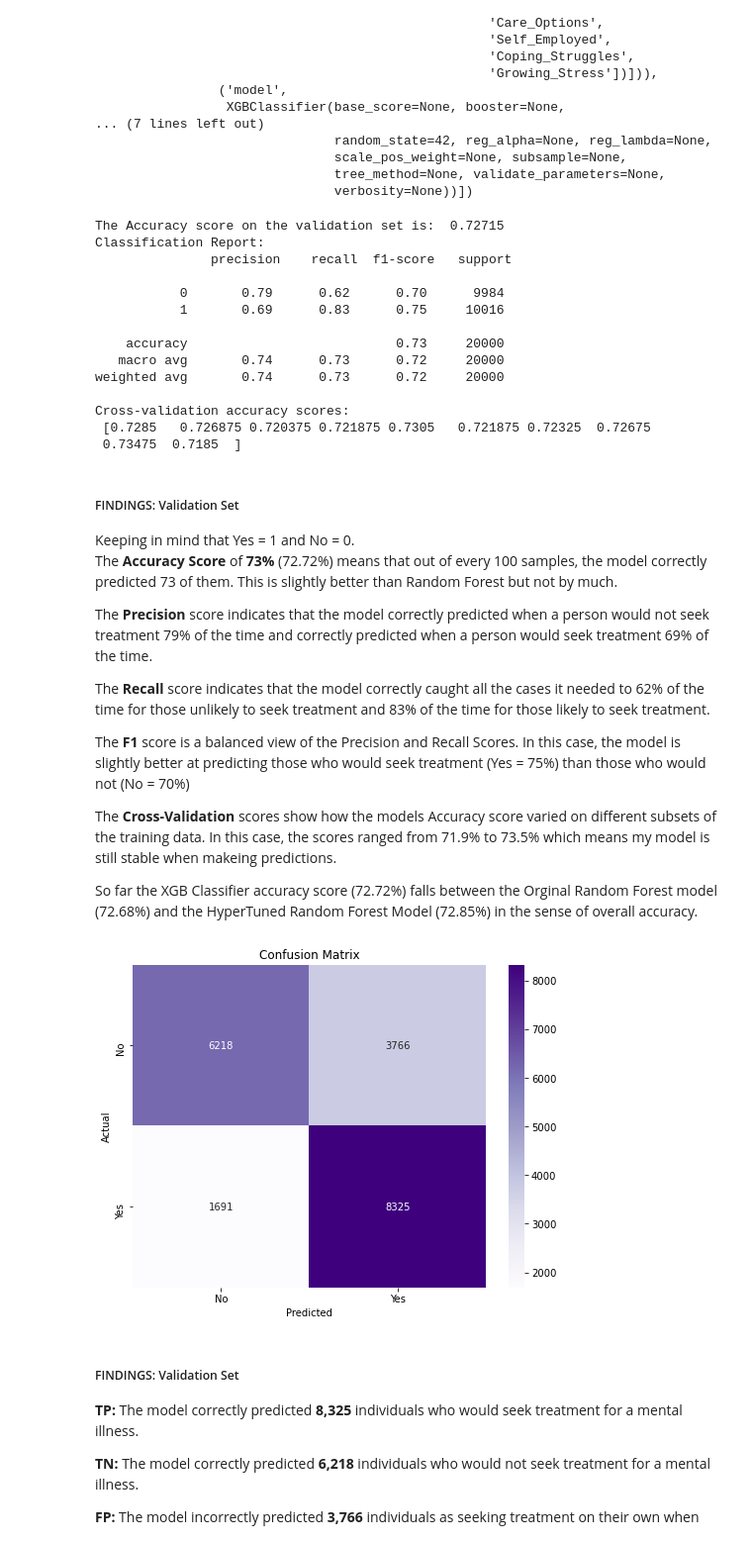
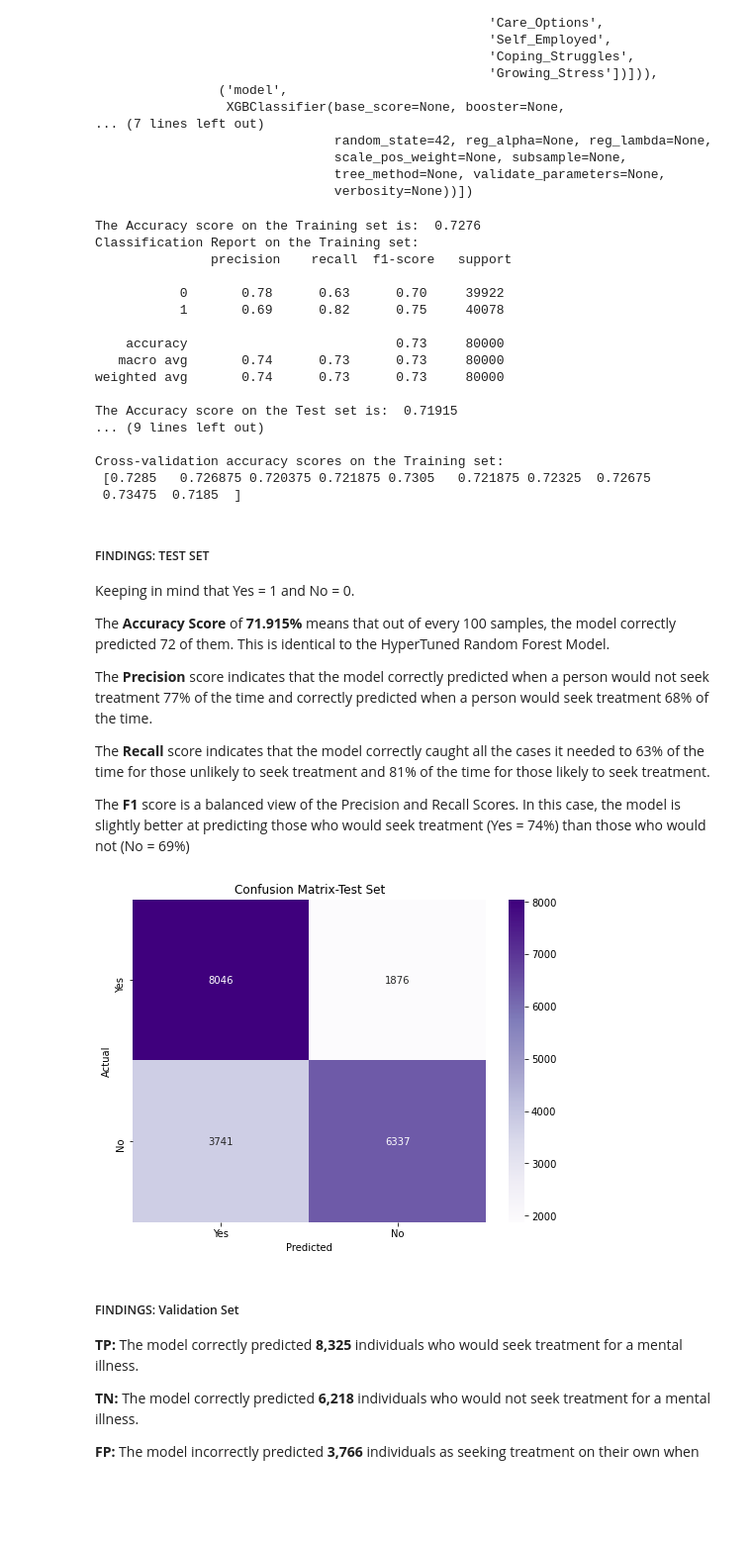
Before and after one commit to Lotus-baumgarner/Will-They-Seek-Treatment, a Jupyter notebook: Models-Conclusions.ipynb, the cells around one changed output. Shown at 99% size. Saved outputs shown, nothing was run; the diff lists cells and outputs as text; code cells hidden in the pictures; blank space fills up the shorter version.

```diff
--- a/Models-Conclusions.ipynb
+++ b/Models-Conclusions.ipynb
@@ -43,7 +43,7 @@ warnings.simplefilter(action='ignore', category=FutureWarning)
 import os
 import pickle
 # %%
-df = pd.read_csv("C:\\Users\\lotus\\Documents\\Flatiron\\Projects\\Phase5-CapstoneProject\\Data\\Treatment2_data.csv")
+df = pd.read_csv("data/Treatment2_data.csv")
 
 df.head()
 # %% [output]
@@ -495,10 +461,10 @@ RF_param_grid = {
 }
 
 # Set up GridSearchCV
-grid_search_RF = GridSearchCV(RF_pipeline, RF_param_grid, cv=5, scoring='accuracy')
+grid_search_RF = GridSearchCV(RF_pipeline, RF_param_grid, cv=10, scoring='accuracy')
 
-# Fit GridSearchCV to the train_val set to find the best parameters
-grid_search_RF.fit(X_train_val, y_train_val)
+# Fit GridSearchCV to the training set to find the best parameters
+grid_search_RF.fit(X_train, y_train)
 
 # Best hyperparameters and the corresponding best model
 best_RF_params = grid_search_RF.best_params_
@@ -613,6 +576,7 @@ __FN:__ Original Validation Set: __1,730__ ------ Hyper Validation Set: __1,780_
 # %%
 # Defined XGBClassifier as my 3rd model
-XGBClass = XGBClassifier(eval_metric='logloss', random_state=42)
+XGBClass = XGBClassifier(eval_metric='logloss',
+                         random_state=42)
 
 # Added XGBClass to empty model slot on pipeline
 XGBClass_pipeline = pipeline.set_params(model=XGBClass)
@@ -640,65 +604,70 @@ Pipeline(steps=[('preprocessor',
 # Trained the model
 XGBClass_pipeline.fit(X_train, y_train)
 
-# Predictions & Evaluation
-y_pred3 = XGBClass_pipeline.predict(X_val)
-accuracy3 = accuracy_score(y_val, y_pred3)
-classification_report3 = classification_report(y_val, y_pred3)
+# Predictions & Evaluation on the Training set
+y_pred_train3 = XGBClass_pipeline.predict(X_train)
+accuracy_train3 = accuracy_score(y_train, y_pred_train3)
+classification_report_train3 = classification_report(y_train, y_pred_train3)
 
-# Cross-validated
-cv_scores3 = cross_val_score(XGBClass_pipeline, X_train_val, y_train_val, cv=10, scoring='accuracy')
+# Predictions & Evaluation on the Test set
+y_pred_test3 = XGBClass_pipeline.predict(X_test)
+accuracy_test3 = accuracy_score(y_test, y_pred_test3)
+classification_report_test3 = classification_report(y_test, y_pred_test3)
 
-print("\033[1mThe Accuracy score on the validation set is:\033[0m ", accuracy3)
-print("\033[1mClassification Report:\033[0m\n", classification_report3)
-print("\033[1mCross-validation accuracy scores:\033[0m\n", cv_scores3)
+
+print("\033[1mThe Accuracy score on the Training set is:\033[0m ", accuracy_train3)
+print("\033[1mClassification Report on the Training set:\033[0m\n", classification_report_train3)
+
+print("\033[1mThe Accuracy score on the Test set is:\033[0m ", accuracy_test3)
+print("\033[1mClassification Report on the Test set:\033[0m\n", classification_report_test3)
 # %% [output]
-The Accuracy score on the validation set is:  0.72715
-Classification Report:
+The Accuracy score on the Training set is:  0.7276
+Classification Report on the Training set:
                precision    recall  f1-score   support
 
-           0       0.79      0.62      0.70      9984
-           1       0.69      0.83      0.75     10016
+           0       0.78      0.63      0.70     39922
+           1       0.69      0.82      0.75     40078
 
-    accuracy                           0.73     20000
-   macro avg       0.74      0.73      0.72     20000
-weighted avg       0.74      0.73      0.72     20000
+    accuracy                           0.73     80000
+   macro avg       0.74      0.73      0.73     80000
+weighted avg       0.74      0.73      0.73     80000
 
-Cross-validation accuracy scores:
+The Accuracy score on the Test set is:  0.71915
+... (9 lines left out)
+
+Cross-validation accuracy scores on the Training set:
  [0.7285   0.726875 0.720375 0.721875 0.7305   0.721875 0.72325  0.72675
  0.73475  0.7185  ]
 # %% [markdown]
-##### FINDINGS:  Validation Set
+##### FINDINGS: TEST SET
 Keeping in mind that Yes = 1 and No = 0.
-The __Accuracy Score__ of __73%__ (72.72%) means that out of every 100 samples, the model correctly predicted 73 of them. This is slightly better than Random Forest but not by much.
 
-The __Precision__ score indicates that the model correctly predicted when a person would not seek treatment 79% of the time and correctly predicted when a person would seek treatment 69% of the time.
+The __Accuracy Score__ of __71.915%__ means that out of every 100 samples, the model correctly predicted 72 of them. This is identical to the HyperTuned Random Forest Model.
 
-The __Recall__ score indicates that the model correctly caught all the cases it needed to 62% of the time for those unlikely to seek treatment and 83% of the time for those likely to seek treatment.
+The __Precision__ score indicates that the model correctly predicted when a person would not seek treatment 77% of the time and correctly predicted when a person would seek treatment 68% of the time.
 
-The __F1__ score is a balanced view of the Precision and Recall Scores. In this case, the model is slightly better at predicting those who would seek treatment (Yes = 75%) than those who would not (No = 70%)
+The __Recall__ score indicates that the model correctly caught all the cases it needed to 63% of the time for those unlikely to seek treatment and 81% of the time for those likely to seek treatment.
 
-The __Cross-Validation__ scores show how the models Accuracy score varied on different subsets of the training data. In this case, the scores ranged from 71.9% to 73.5% which means my model is still stable when makeing predictions.
-
-So far the XGB Classifier accuracy score (72.72%) falls between the Orginal Random Forest model (72.68%) and the HyperTuned Random Forest Model (72.85%) in the sense of overall accuracy.
+The __F1__ score is a balanced view of the Precision and Recall Scores. In this case, the model is slightly better at predicting those who would seek treatment (Yes = 74%) than those who would not (No = 69%)
 # %%
 # Created the confusion matrix for visualization
-cm3 = confusion_matrix(y_val, y_pred3, labels=XGBClass_pipeline.named_steps['model'].classes_)
+cm3 = confusion_matrix(y_test, y_pred_test3, labels=[1, 0])
 
 plt.figure(figsize=(8, 6))
 sns.heatmap(cm3, annot=True, fmt='d', cmap='Purples')
 
 plt.xlabel('Predicted')
 plt.ylabel('Actual')
-plt.title('Confusion Matrix')
+plt.title('Confusion Matrix-Test Set')
 
-plt.xticks(ticks=[0.5, 1.5], labels=['No', 'Yes'])
-plt.yticks(ticks=[0.5, 1.5], labels=['No', 'Yes'])
+plt.xticks(ticks=[0.5, 1.5], labels=['Yes', 'No'])
+plt.yticks(ticks=[0.5, 1.5], labels=['Yes', 'No'])
 
-plt.savefig('cm3_XGBClass.png', dpi=300, bbox_inches='tight')
+plt.savefig('cm3-XGBClass.png', dpi=300, bbox_inches='tight')
 
 plt.show()
 # %% [output]
-[figure, old version]
+[figure, new version]
 # %% [markdown]
 ##### FINDINGS: Validation Set
 __TP:__ The model correctly predicted __8,325__ individuals who would seek treatment for a mental illness.
```
Also changed, not shown: parts of 44 cells of this notebook.
